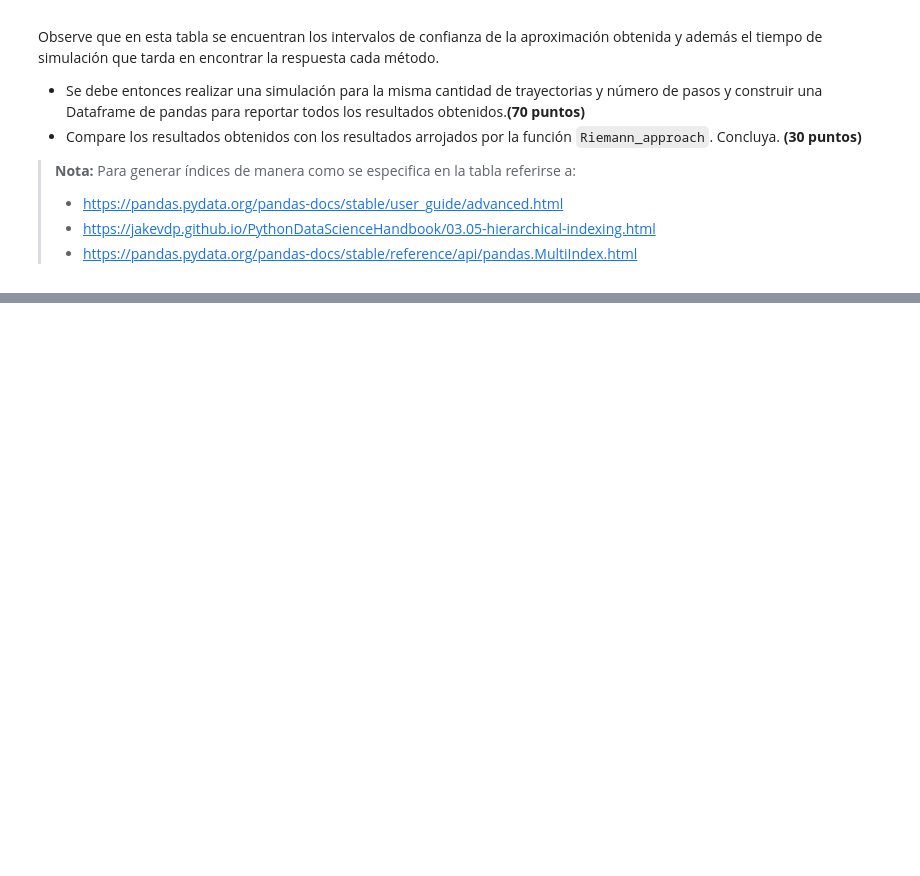
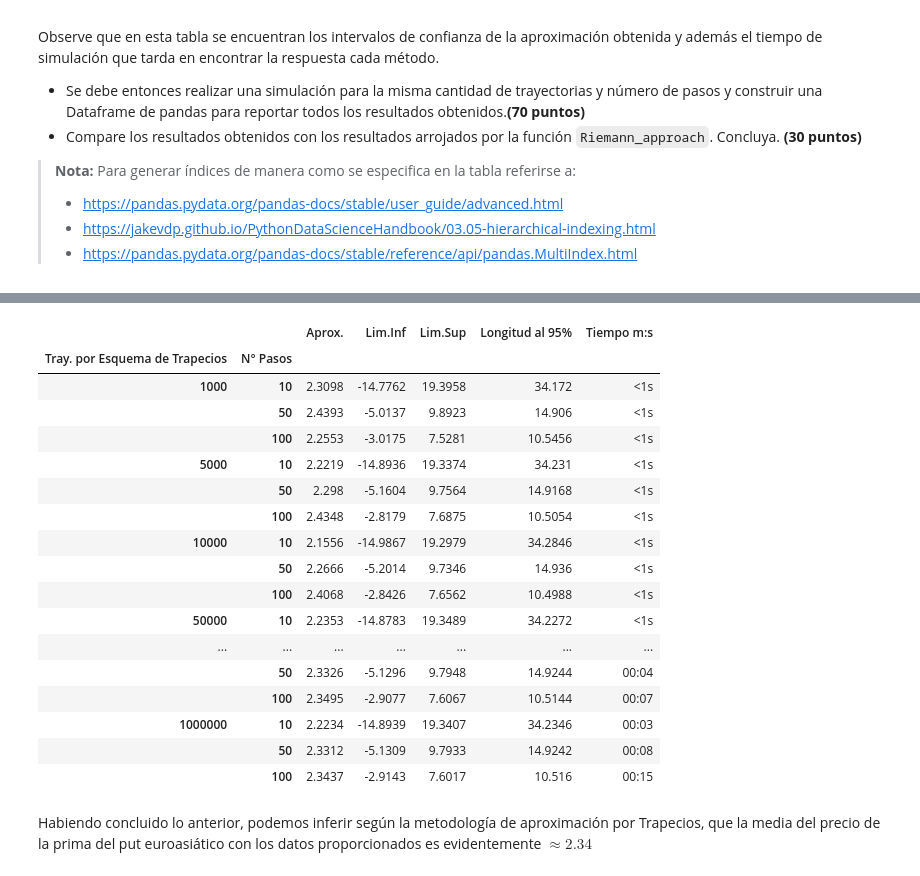
Before and after one commit to EMarquez7/Tarea9_AMAguilera_EMarquez, a Jupyter notebook: Tarea9_AMAguilera_EMarquez.ipynb, the cells around one changed output, grey strips where cells are left out. Saved outputs shown, nothing was run; the diff lists cells and outputs as text; code cells hidden in the pictures; blank space fills up the shorter version.

```diff
--- a/Tarea9_AMAguilera_EMarquez.ipynb
+++ b/Tarea9_AMAguilera_EMarquez.ipynb
@@ -32,0 +371,43 @@ Observe que en esta tabla se encuentran los intervalos de confianza de la aproxi
+# %%
+arr_dfTrp = list(map(lambda nb_traj: list(map(lambda nb_step: Esquema_trapecio(K, r, S0, nb_traj, nb_step,
+                                                                    sigma, T, 'put'),
+                                 NbStep)),
+         NbTraj))
+
+Aprox_Tp=[arr_dfTrp[nstep][ntraj][0] for nstep in range(len(NbTraj)) for ntraj in range(len(NbStep))]
+LI_Tp=[arr_dfTrp[nstep][ntraj][1] for nstep in range(len(NbTraj)) for ntraj in range(len(NbStep))]
+LS_Tp=[arr_dfTrp[nstep][ntraj][2] for nstep in range(len(NbTraj)) for ntraj in range(len(NbStep))]
+L_Tp=[arr_dfTrp[nstep][ntraj][3] for nstep in range(len(NbTraj)) for ntraj in range(len(NbStep))]
+t_Tp=[arr_dfTrp[nstep][ntraj][4] for nstep in range(len(NbTraj)) for ntraj in range(len(NbStep))]
+# %%
+df_Tp = pd.DataFrame({'Aprox.': Aprox_Tp ,
+                   'Lim.Inf':LI_Tp,
+                   'Lim.Sup':LS_Tp,
+                   'Longitud al 95%':L_Tp,
+                   'Tiempo m:s':t_Tp}, index=arrays)
+
+df_Tp.index.set_names(['Tray. por Esquema de Trapecios', 'N° Pasos'],inplace=True)
+pd.set_option('display.max_columns', None)
+pd.set_option('display.max_rows', None)
+df_Tp
+# %% [output]
+|  |  | Aprox. | Lim.Inf | Lim.Sup | Longitud al 95% | Tiempo m:s |
+| Tray. por Esquema de Trapecios | N° Pasos |  |  |  |  |  |
+| 1000 | 10 | 2.3098 | -14.7762 | 19.3958 | 34.172 | <1s |
+|  | 50 | 2.4393 | -5.0137 | 9.8923 | 14.906 | <1s |
+|  | 100 | 2.2553 | -3.0175 | 7.5281 | 10.5456 | <1s |
+| 5000 | 10 | 2.2219 | -14.8936 | 19.3374 | 34.231 | <1s |
+|  | 50 | 2.298 | -5.1604 | 9.7564 | 14.9168 | <1s |
+|  | 100 | 2.4348 | -2.8179 | 7.6875 | 10.5054 | <1s |
+| 10000 | 10 | 2.1556 | -14.9867 | 19.2979 | 34.2846 | <1s |
+|  | 50 | 2.2666 | -5.2014 | 9.7346 | 14.936 | <1s |
+|  | 100 | 2.4068 | -2.8426 | 7.6562 | 10.4988 | <1s |
+| 50000 | 10 | 2.2353 | -14.8783 | 19.3489 | 34.2272 | <1s |
+| ... | ... | ... | ... | ... | ... | ... |
+|  | 50 | 2.3326 | -5.1296 | 9.7948 | 14.9244 | 00:04 |
+|  | 100 | 2.3495 | -2.9077 | 7.6067 | 10.5144 | 00:07 |
+| 1000000 | 10 | 2.2234 | -14.8939 | 19.3407 | 34.2346 | 00:03 |
+|  | 50 | 2.3312 | -5.1309 | 9.7933 | 14.9242 | 00:08 |
+|  | 100 | 2.3437 | -2.9143 | 7.6017 | 10.516 | 00:15 |
+# %% [markdown]
+Habiendo concluido lo anterior, podemos inferir según la metodología de aproximación por Trapecios, que la media del precio de la prima del put euroasiático con los datos proporcionados es evidentemente $\approx 2.34$
```
Also changed, not shown: parts of 25 cells of this notebook.
